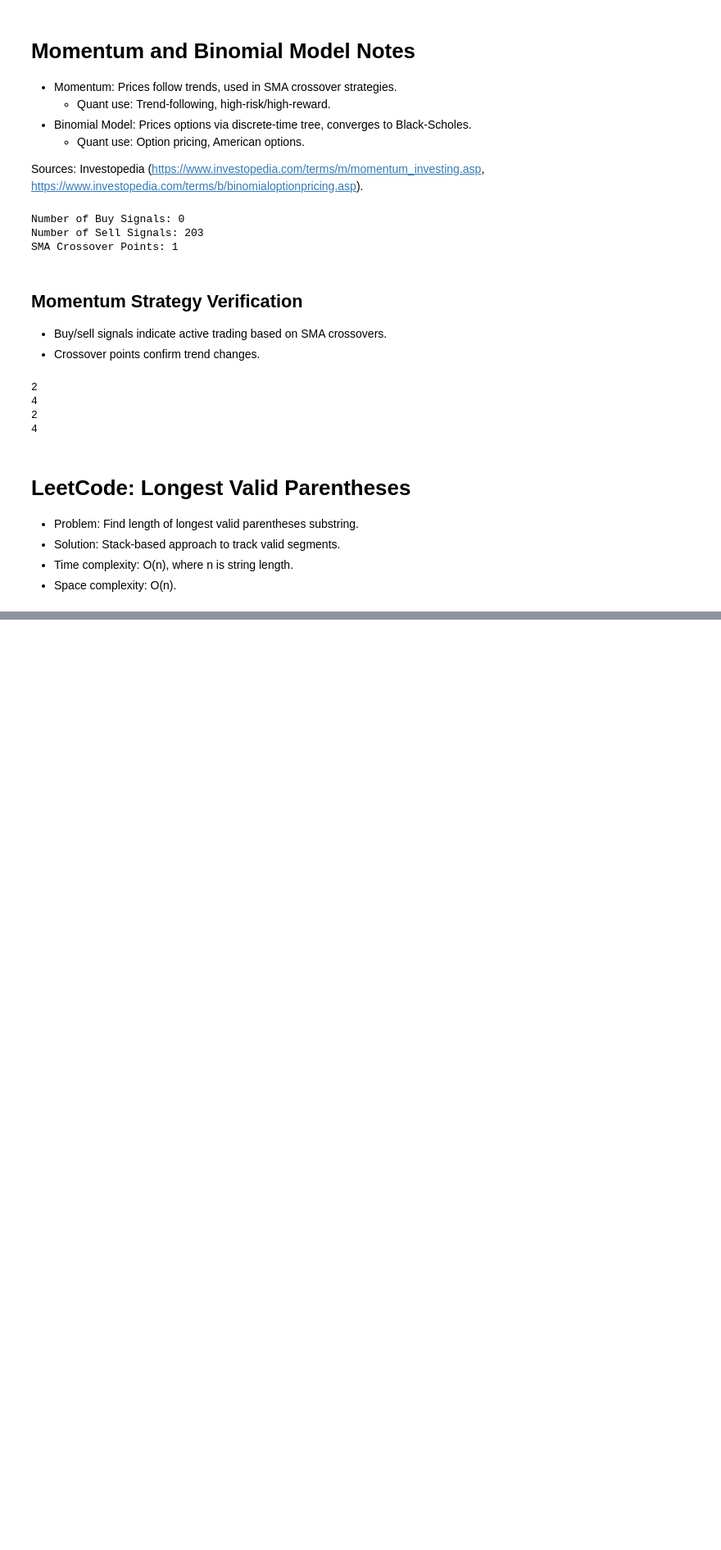
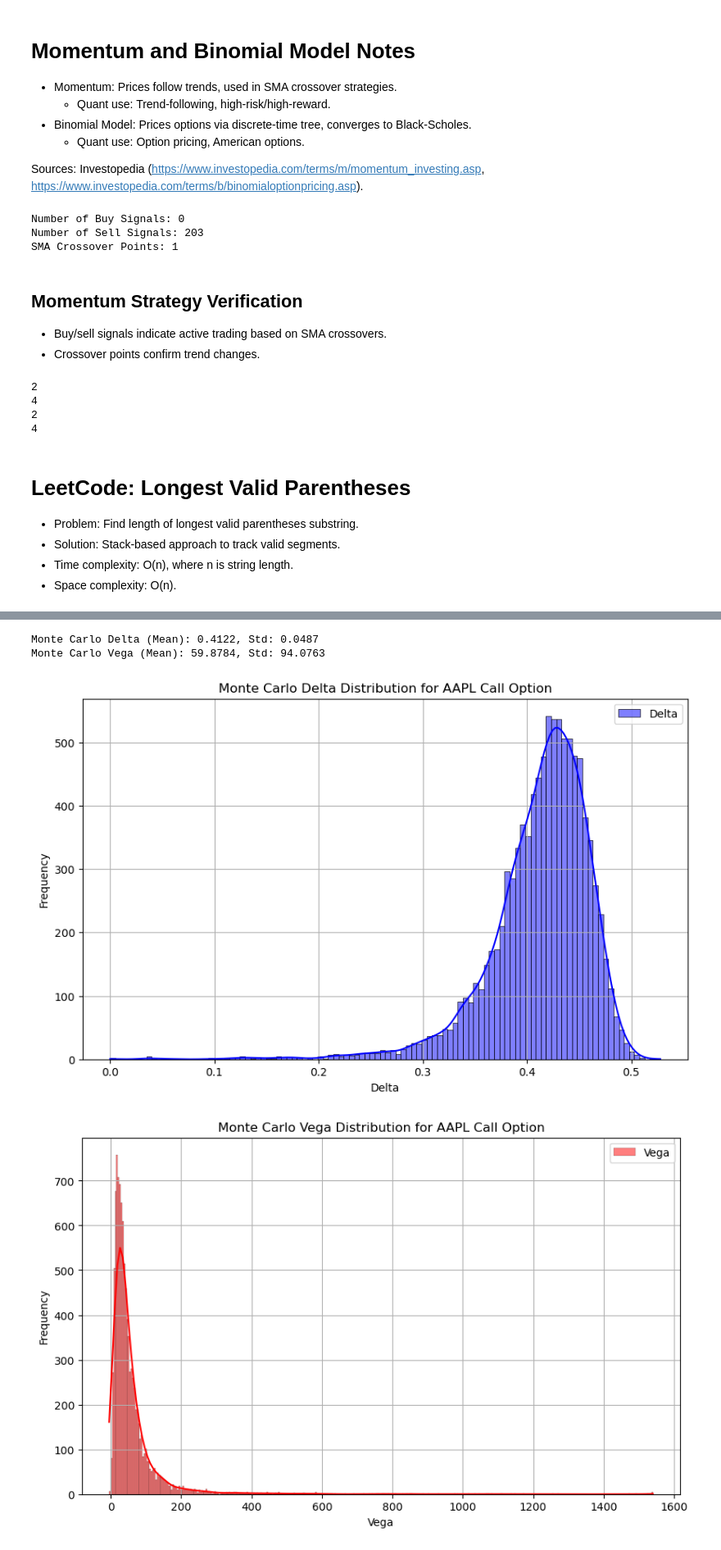
Before and after one commit to mhezie/Quant-Portfolio, a Jupyter notebook: Quant-Portfolio.ipynb, the cells around one changed output, grey strips where cells are left out. Shown at 82% size. Saved outputs shown, nothing was run; the diff lists cells and outputs as text; code cells hidden in the pictures; blank space fills up the shorter version.

```diff
--- a/Quant-Portfolio.ipynb
+++ b/Quant-Portfolio.ipynb
@@ -1866,0 +1944,69 @@ print(longestValidParentheses("()()"))    # Expected: 4
+# %%
+from scipy.stats import norm
+
+# Black-Scholes call price and Greeks
+def black_scholes_greeks(S, K, T, r, sigma):
+    d1 = (np.log(S / K) + (r + 0.5 * sigma**2) * T) / (sigma * np.sqrt(T))
+    d2 = d1 - sigma * np.sqrt(T)
+    call_price = S * norm.cdf(d1) - K * np.exp(-r * T) * norm.cdf(d2)
+    delta = norm.cdf(d1)
+    vega = S * norm.pdf(d1) * np.sqrt(T)
+    return call_price, delta, vega
+
+# Monte Carlo simulation for Greeks
+S = prices['AAPL'].iloc[-1]  # Latest AAPL price
+K = S * 1.1                  # Strike at 110% of current price
+T = 1.0                      # 1 year to maturity
+r = 0.03                     # Risk-free rate
+sigma = 0.2                  # Volatility
+num_simulations = 10000
+delta_s = 0.01 * S           # Small change in S for Delta
+delta_sigma = 0.01           # Small change in sigma for Vega
+
+# Simulate stock prices and volatilities
+np.random.seed(42)
+sim_S = S * np.exp((r - 0.5 * sigma**2) * T + sigma * np.sqrt(T) * np.random.normal(0, 1, num_simulations))
+sim_sigma = np.random.normal(sigma, 0.05, num_simulations) # Vary volatility
+sim_sigma = np.clip(sim_sigma, 0.01, 1.0)                  # Ensure positive , reasonable volatiltiy
+
+# Calculate Greeks via Monte Carlo
+deltas = []
+vegas =  []
+for i in range(num_simulations):
+    # Delta: (Price(S + delta_s) _ Price(S)) / delta_s
+    price_up, _, _ = black_scholes_greeks(S + delta_s, K, T, r, sim_sigma[i])
+    price, _, _ = black_scholes_greeks(S, K, T, r, sim_sigma[i])
+    deltas.append((price_up - price) / delta_s)
+    # Vega: (Price(sigma + delta_sigma) - Price(sigma)) / delta_sigma
+    _, _, vega_up = black_scholes_greeks(S, K, T, r, sim_sigma[i] + delta_sigma)
+    _, _, vega = black_scholes_greeks(S, K, T, r, sim_sigma[i])
+    vegas.append((vega_up - vega) / delta_sigma)
+
+# Print results
+print(f"Monte Carlo Delta (Mean): {np.mean(deltas):.4f}, Std: {np.std(deltas):.4f}")
+print(f"Monte Carlo Vega (Mean): {np.mean(vegas):.4f}, Std: {np.std(vegas):.4f}")
+
+# Plot Delta distribution
+plt.figure(figsize=(10, 6))
+sns.histplot(deltas, kde=True, color='b', label='Delta')
+plt.xlabel("Delta")
+plt.ylabel("Frequency")
+plt.title("Monte Carlo Delta Distribution for AAPL Call Option")
+plt.legend()
+plt.grid(True)
+plt.show()
+
+# Plot Vega distribution
+plt.figure(figsize=(10, 6))
+sns.histplot(vegas, kde=True, color='r', label='Vega')
+plt.xlabel("Vega")
+plt.ylabel("Frequency")
+plt.title("Monte Carlo Vega Distribution for AAPL Call Option")
+plt.legend()
+plt.grid(True)
+plt.show()
+# %% [output]
+Monte Carlo Delta (Mean): 0.4122, Std: 0.0487
+Monte Carlo Vega (Mean): 59.8784, Std: 94.0763
+[figure, added]
+[figure, added]
```
Also changed, not shown: parts of 6 cells of this notebook.
